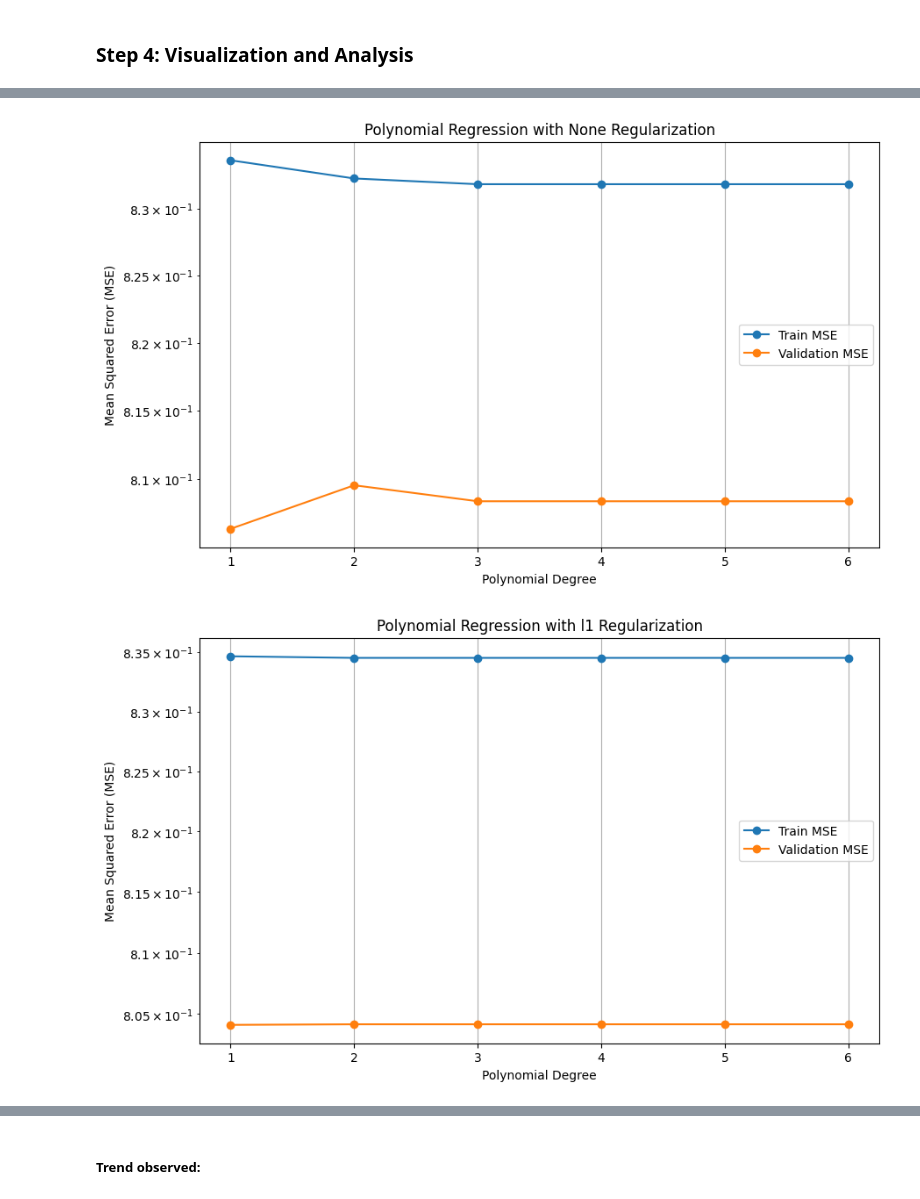
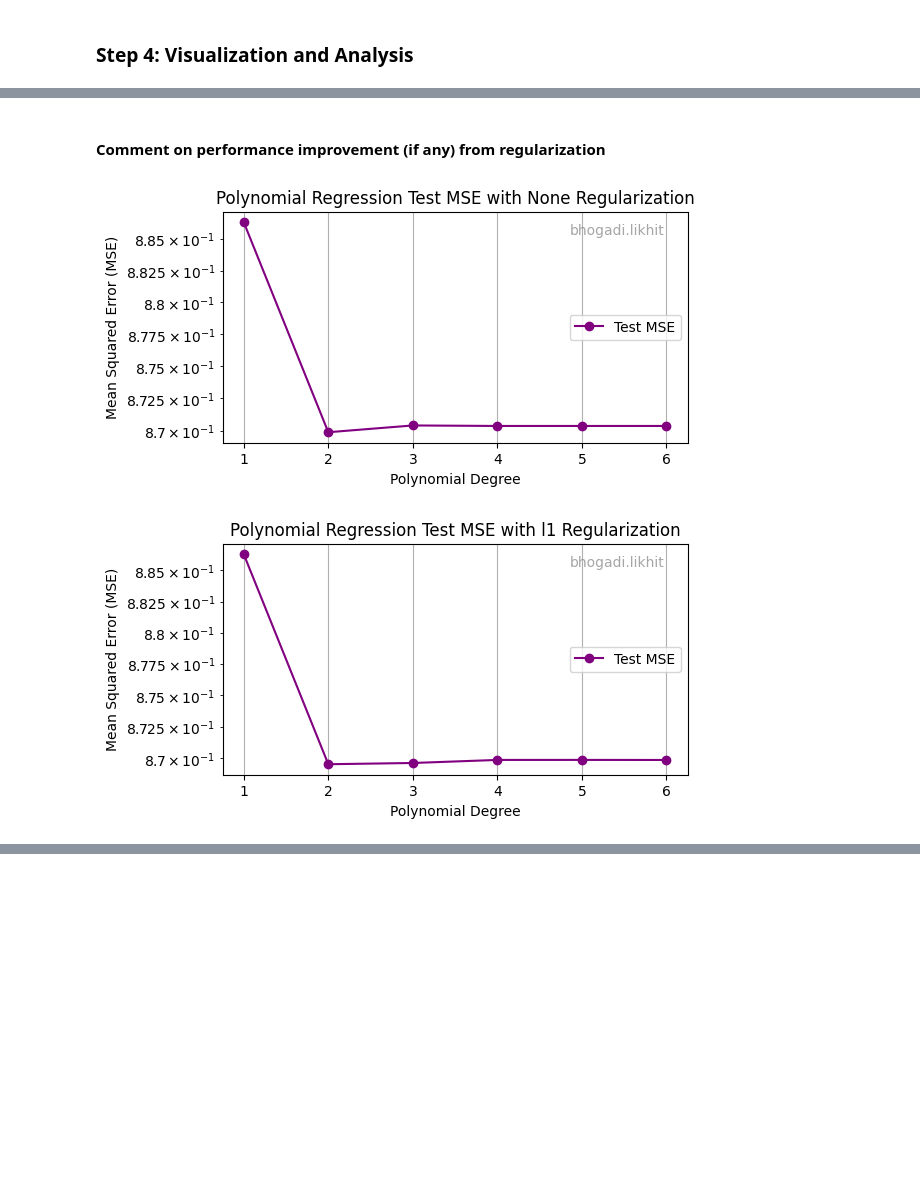
Before and after one commit to likhitbhogadi/smai-a2, a Jupyter notebook: a1_q3/a1_q3.ipynb, the cells around one changed output, grey strips where cells are left out. Saved outputs shown, nothing was run; the diff lists cells and outputs as text; code cells hidden in the pictures; blank space fills up the shorter version.

```diff
--- a/a1_q3/a1_q3.ipynb
+++ b/a1_q3/a1_q3.ipynb
@@ -203,7 +221,8 @@ def run_poly_regression(X_train, y_train, X_val, y_val, X_test, y_test):
     Returns:
     - A list of dictionaries containing results for each configuration.
     """
-    resuts = [] # To store results for each configuration
+    results = [] # To store results for each configuration
+    strengths_results = [] # To store all strengths for each degree and regularizer
 
     for regularizer in ['None', 'l1', 'l2']:
         for degree in range(1, 7): # Degrees 1 to 6
@@ -228,6 +247,14 @@ def run_poly_regression(X_train, y_train, X_val, y_val, X_test, y_test):
                     y_val_pred = pipeline.predict(X_val)
                     current_val_mse = np.mean((y_val - y_val_pred) ** 2)
 
+                    # Store the strength and corresponding validation MSE
+                    strengths_results.append({
+                        'regularizer': regularizer,
+                        'degree': degree,
+                        'strength': strength,
+                        'val_mse': current_val_mse
+                    })
+
                     # If this strength is the best so far, save it
                     if current_val_mse < best_val_mse:
                         best_val_mse = current_val_mse
@@ -235,10 +262,10 @@ def run_poly_regression(X_train, y_train, X_val, y_val, X_test, y_test):
 
                 # Now you have the best strength for this degree.
                 # Re-train a model with this best strength to get the final
+                # train/val/test scores for this degree.
                 best_strength_pipeline = build_regression_pipeline(degree=degree, regularizer=regularizer, reg_strength=best_strength)
                 best_strength_pipeline.fit(X_train, y_train)
 
-                # train/val/test scores for this degree.
                 y_train_pred = best_strength_pipeline.predict(X_train)
                 y_val_pred = best_strength_pipeline.predict(X_val)
                 y_test_pred = best_strength_pipeline.predict(X_test)
@@ -262,7 +289,7 @@ def run_poly_regression(X_train, y_train, X_val, y_val, X_test, y_test):
 
             # Store all results (degree, best_strength, train_mse, val_mse, test_mse)
             # for later plotting and analysis.
-            resuts.append({
+            results.append({
                 'regularizer': regularizer,
                 'degree': degree,
                 'best_strength': best_strength if regularizer in ['l1', 'l2'] else None,
@@ -271,9 +298,9 @@ def run_poly_regression(X_train, y_train, X_val, y_val, X_test, y_test):
                 'test_mse': test_mse
             })
 
-    return resuts
+    return results, strengths_results
 # %%
 # Run the polynomial regression experiments
-results = run_poly_regression(X_train, y_train, X_val, y_val, X_test, y_test)
+results, strengths_results = run_poly_regression(X_train, y_train, X_val, y_val, X_test, y_test)
 # %% [markdown]
 ### Step 4: Visualization and Analysis
@@ -280,37 +534,36 @@ results = run_poly_regression(X_train, y_train, X_val, y_val, X_test, y_test)
+# %% [markdown]
+#### Comment on performance improvement (if any) from regularization
 # %%
-# Plot Degree vs MSE for each regularization type
+# Plot Degree vs MSE for each regularization type for test set
 
-import matplotlib.pyplot as plt
-
-def plot_results(results):
+def plot_test_results(results):
     """
-    Plots Degree vs MSE for training, validation, and test sets for each regularization type.
+    Plots Degree vs Test MSE for each regularization type.
     Parameters:
     - results: List of dictionaries containing results for each configuration.
     """
     # Convert results to DataFrame for easier plotting
     results_df = pd.DataFrame(results)
-
     for regularizer in ['None', 'l1', 'l2']:
         subset = results_df[results_df['regularizer'] == regularizer]
 
-        plt.figure(figsize=(10, 6))
-        plt.plot(subset['degree'], subset['train_mse'], marker='o', label='Train MSE')
-        plt.plot(subset['degree'], subset['val_mse'], marker='o', label='Validation MSE')
+        plt.figure(figsize=(6, 3))
+        plt.plot(subset['degree'], subset['test_mse'], marker='o', label='Test MSE', color='purple')
 
         plt.yscale('log')  # Use logarithmic scale for better visibility
         plt.xlabel('Polynomial Degree')
         plt.ylabel('Mean Squared Error (MSE)')
-        plt.title(f'Polynomial Regression with {regularizer} Regularization')
+        plt.title(f'Polynomial Regression Test MSE with {regularizer} Regularization')
         plt.xticks(subset['degree'])
         plt.legend()
         plt.grid(True)
+        add_username_to_plot(USERNAME)
         plt.show()
-# Plot the results
-plot_results(results)
-# Print the results in a tabular format for clarity
-results_df = pd.DataFrame(results).drop(columns=['test_mse'])
+# Plot the test results
+plot_test_results(results)
+# Print the test results in a tabular format for clarity
+results_df = pd.DataFrame(results).drop(columns=['train_mse', 'val_mse'])
 print(results_df)
 # %% [output]
-[figure, old version]
+[figure, new version]
-[figure, old version]
+[figure, new version]
@@ -337,2 +589,0 @@ print(results_df)
-# %% [markdown]
-##### Trend observed:
```
Also changed, not shown: parts of 28 cells of this notebook, 3 other files.
